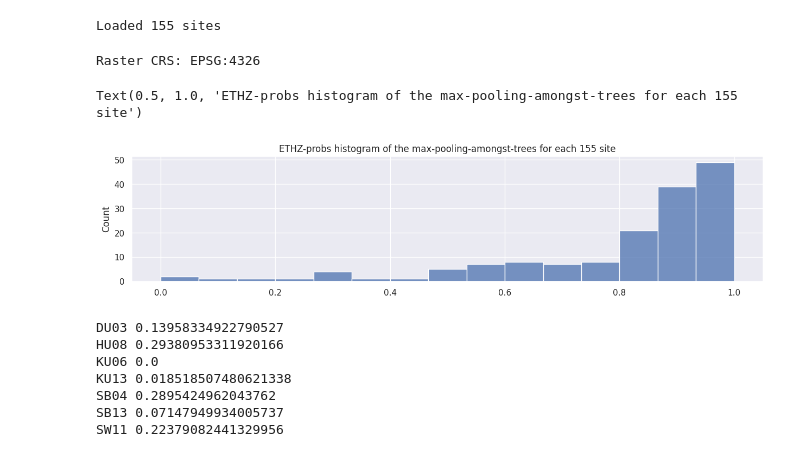
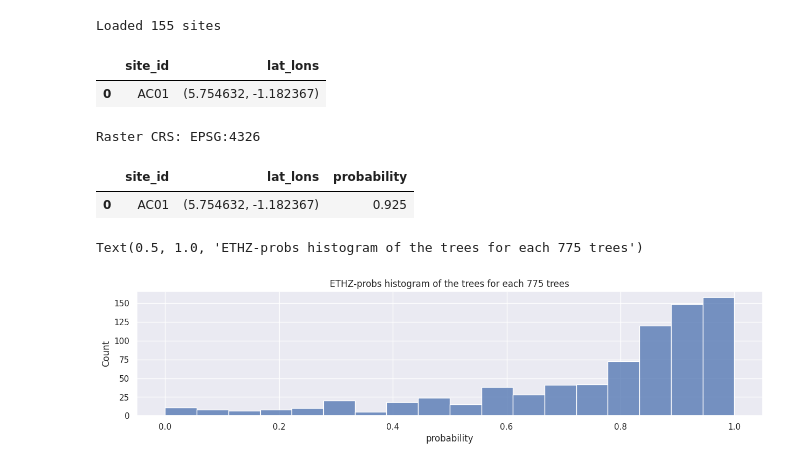
Before and after one commit to arthurgassner-synotis/forestero-skymap-poc, a Jupyter notebook: nb/0-4-check_ethz_predicts_trees.ipynb, the cells around one changed output. Drawn from its saved outputs; the diff is of its cells as text; code cells hidden in the pictures.

```diff
--- a/nb/0-4-check_ethz_predicts_trees.ipynb
+++ b/nb/0-4-check_ethz_predicts_trees.ipynb
@@ -28,44 +29,38 @@ print(f"Loaded {len(sites)} sites")
 Loaded 155 sites
 # %%
 # Figure out all locations of interests
-lat_lons = []
+dfs = []
 for s in sites:
-    lat_lons += s.lat_lons
-lon_lats = [(lon, lat) for lat, lon in lat_lons]
+    df = pd.DataFrame({
+        'site_id': s.id,
+        'lat_lons': s.lat_lons,
+    })
+    dfs.append(df)
+df = pd.concat(dfs, axis=0)
+df.head(1)
+# %% [output]
+|  | site_id | lat_lons |
+| 0 | AC01 | (5.754632, -1.182367) |
 # %%
-lonlat_to_val = {}
-
 with rasterio.open(ETHZ_COCOA_MAP_FILEPATH) as src:
     print(f"Raster CRS: {src.crs}")
+    lon_lats = df.lat_lons.apply(lambda x: (x[1], x[0])).to_list()
 
+    vals = []
     for lon_lat, val in zip(lon_lats, src.sample(lon_lats)):
         # val comes back as an array matching the number of bands in the TIFF
-        lonlat_to_val[lon_lat] = float(val[0])
+        vals.append(float(val[0]))
+
+df["probability"] = vals
+df.head(1)
 # %% [output]
 Raster CRS: EPSG:4326
+|  | site_id | lat_lons | probability |
+| 0 | AC01 | (5.754632, -1.182367) | 0.925 |
 # %%
-site_id_to_probs = {}
-for s in sites:
-    probs = []
-    for lat, lon in s.lat_lons:
-        probs.append(lonlat_to_val[(lon, lat)])
-    site_id_to_probs[s.id] = probs
-
 plt.figure(figsize=(15, 3))
-sns.histplot([max(e) for e in site_id_to_probs.values()])
-plt.title(f"ETHZ-probs histogram of the max-pooling-amongst-trees for each {len(sites)} site")
+sns.histplot(df.probability)
+plt.title(f"ETHZ-probs histogram of the trees for each {len(df)} trees")
 # %% [output]
-Text(0.5, 1.0, 'ETHZ-probs histogram of the max-pooling-amongst-trees for each 155 site')
+Text(0.5, 1.0, 'ETHZ-probs histogram of the trees for each 775 trees')
-[figure, old version]
+[figure, new version]
-# %%
-for site_id, probs in site_id_to_probs.items():
-    if max(probs) <= 0.3:
-        print(site_id, max(probs))
-# %% [output]
-DU03 0.13958334922790527
-HU08 0.29380953311920166
-KU06 0.0
-KU13 0.018518507480621338
-SB04 0.2895424962043762
-SB13 0.07147949934005737
-SW11 0.22379082441329956
```
Also changed, not shown: parts of 4 cells of this notebook.
